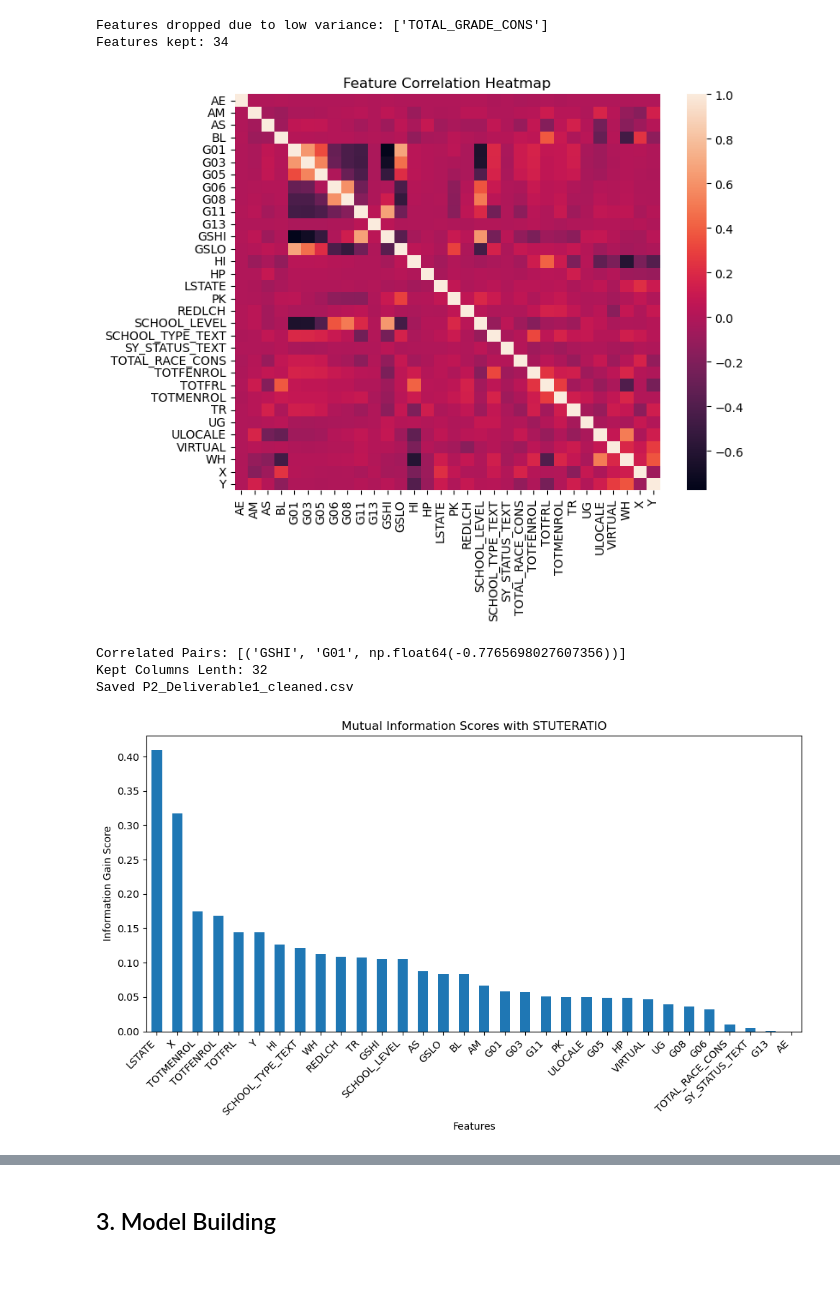
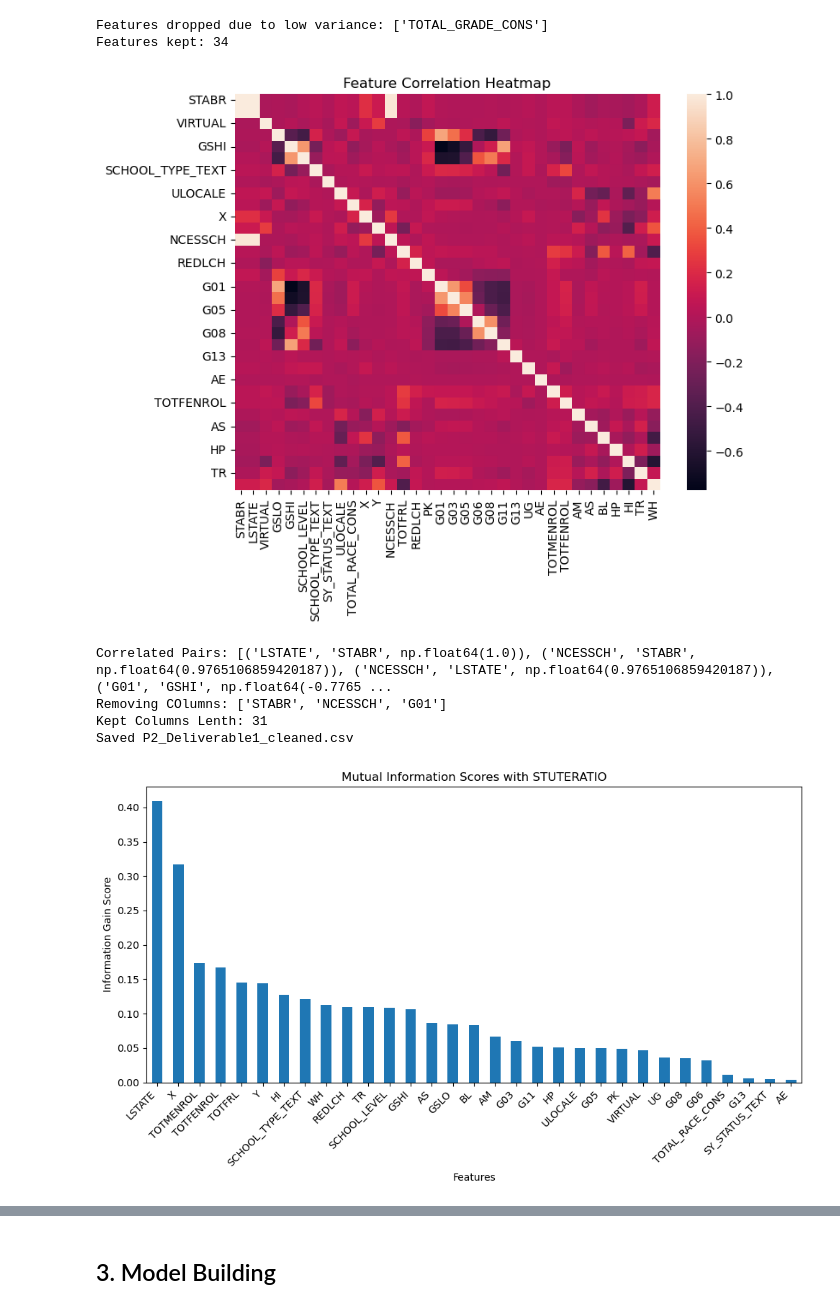
Before and after one commit to monteleecode/data-analytics, a Jupyter notebook: P2-Deliverable1.ipynb, the cells around one changed output, grey strips where cells are left out. Cells and saved outputs as stored; diff of their text form; code cells hidden in the pictures; blank space fills up the shorter version.

```diff
--- a/P2-Deliverable1.ipynb
+++ b/P2-Deliverable1.ipynb
@@ -147,37 +147,38 @@ fig.set_size_inches(8,6)
 sns.heatmap(X[kept_cols].corr())
 plt.title("Feature Correlation Heatmap")
 plt.show()
 
 def find_correlated_pairs(dataset, threshold=0.7):
     corr_matrix = dataset.corr()
     correlated_pairs = []
 
     for i in range(len(corr_matrix.columns)):
         for j in range(i):
             corr_val = corr_matrix.iloc[i, j]
             if abs(corr_val) > threshold:
                 correlated_pairs.append((corr_matrix.columns[i], corr_matrix.columns[j], corr_val))
 
     return correlated_pairs
 
 # Find correlated pairs
 correlated_pairs = find_correlated_pairs(X[kept_cols], threshold=0.7)
 print("Correlated Pairs:", list(correlated_pairs))
-remove_cols = ['STABR', 'NCESSCH']
+remove_cols = ['STABR', 'NCESSCH', 'G01']
 print("Removing COlumns:", remove_cols)
 
 kept_cols = kept_cols.difference(remove_cols)
 
 print("Kept Columns Lenth:", len(kept_cols))
 
 ### Store the data
 cleaned_df = pd.concat([X[kept_cols], Y], axis=1)
 cleaned_df.to_csv("P2_Deliverable1_cleaned.csv", index=False)
 print("Saved P2_Deliverable1_cleaned.csv")
 # %% [output]
-[figure, old version]
+[figure, new version]
-Correlated Pairs: [('GSHI', 'G01', np.float64(-0.7765698027607356))]
-Kept Columns Lenth: 32
+Correlated Pairs: [('LSTATE', 'STABR', np.float64(1.0)), ('NCESSCH', 'STABR', np.float64(0.9765106859420187)), ('NCESSCH', 'LSTATE', np.float64(0.9765106859420187)), ('G01', 'GSHI', np.float64(-0.7765 ...
+Removing COlumns: ['STABR', 'NCESSCH', 'G01']
+Kept Columns Lenth: 31
 Saved P2_Deliverable1_cleaned.csv
 # %%
 ## c. Information Gain / Mutual Information for regression
@@ -206,7 +207,7 @@ plt.xticks(rotation=45, ha='right')
 plt.tight_layout()
 plt.show()
 # %% [output]
-[figure, old version]
+[figure, new version]
 # %%
 ## Keeping features over 0.10
 
```
Also changed, not shown: parts of 7 cells of this notebook, 1 other file.
